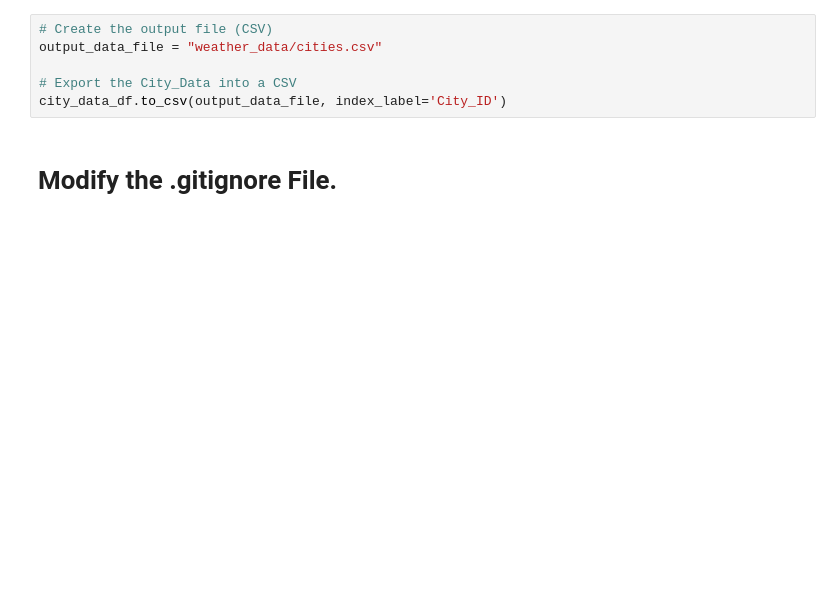
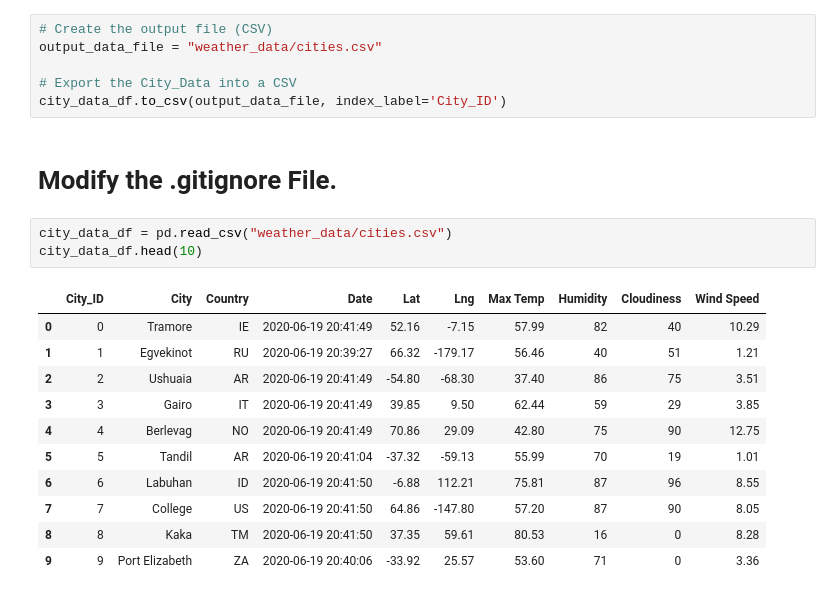
Before and after one commit to hemsmalli5/World_Weather_Analysis, a Jupyter notebook: WeatherPy_Practice.ipynb, the cells around one changed output. Cells and saved outputs as stored; diff of their text form; blank space fills up the shorter version.

```diff
--- a/WeatherPy_Practice.ipynb
+++ b/WeatherPy_Practice.ipynb
@@ -318,3 +318,18 @@ output_data_file = "weather_data/cities.csv"
 city_data_df.to_csv(output_data_file, index_label='City_ID')
 # %% [markdown]
 # Modify the .gitignore File.
+# %%
+city_data_df = pd.read_csv("weather_data/cities.csv")
+city_data_df.head(10)
+# %% [output]
+|  | City_ID | City | Country | Date | Lat | Lng | Max Temp | Humidity | Cloudiness | Wind Speed |
+| 0 | 0 | Tramore | IE | 2020-06-19 20:41:49 | 52.16 | -7.15 | 57.99 | 82 | 40 | 10.29 |
+| 1 | 1 | Egvekinot | RU | 2020-06-19 20:39:27 | 66.32 | -179.17 | 56.46 | 40 | 51 | 1.21 |
+| 2 | 2 | Ushuaia | AR | 2020-06-19 20:41:49 | -54.80 | -68.30 | 37.40 | 86 | 75 | 3.51 |
+| 3 | 3 | Gairo | IT | 2020-06-19 20:41:49 | 39.85 | 9.50 | 62.44 | 59 | 29 | 3.85 |
+| 4 | 4 | Berlevag | NO | 2020-06-19 20:41:49 | 70.86 | 29.09 | 42.80 | 75 | 90 | 12.75 |
+| 5 | 5 | Tandil | AR | 2020-06-19 20:41:04 | -37.32 | -59.13 | 55.99 | 70 | 19 | 1.01 |
+| 6 | 6 | Labuhan | ID | 2020-06-19 20:41:50 | -6.88 | 112.21 | 75.81 | 87 | 96 | 8.55 |
+| 7 | 7 | College | US | 2020-06-19 20:41:50 | 64.86 | -147.80 | 57.20 | 87 | 90 | 8.05 |
+| 8 | 8 | Kaka | TM | 2020-06-19 20:41:50 | 37.35 | 59.61 | 80.53 | 16 | 0 | 8.28 |
+| 9 | 9 | Port Elizabeth | ZA | 2020-06-19 20:40:06 | -33.92 | 25.57 | 53.60 | 71 | 0 | 3.36 |
```
Also changed, not shown: parts of 24 cells of this notebook, 5 other files.
